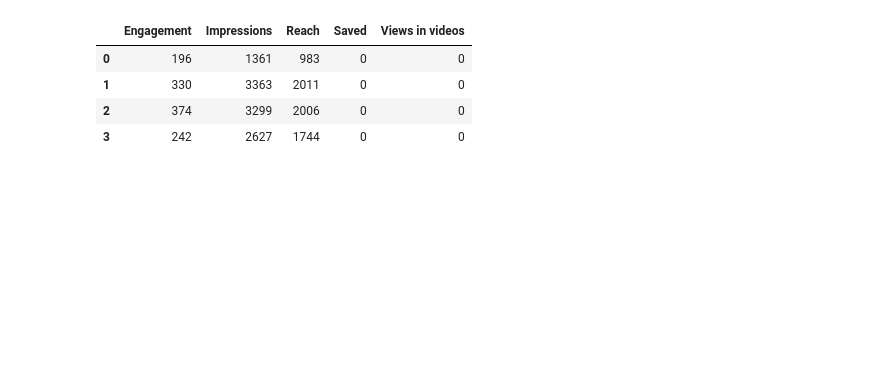
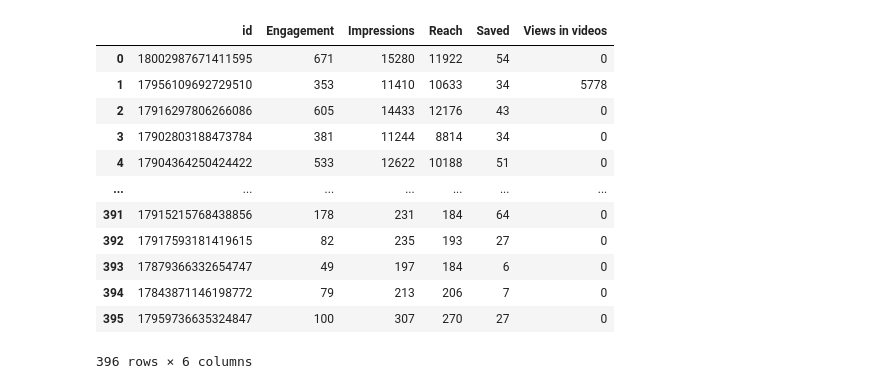
Before and after one commit to viniciusvianavieira/Edufinance, a Jupyter notebook: ApiInstagram/ApiTesteInstagram.ipynb, the cells around one changed output. Saved outputs shown, nothing was run; the diff lists cells and outputs as text; code cells hidden in the pictures; blank space fills up the shorter version.

```diff
--- a/ApiInstagram/ApiTesteInstagram.ipynb
+++ b/ApiInstagram/ApiTesteInstagram.ipynb
@@ -95,16 +120,6 @@ ValueError: Length mismatch: Expected axis has 2 elements, new values have 10 el
 # %%
-#SEPARA OS ID'S E ADICIONA EM UMA LISTA
-id_fotos_list = []
-for i in range(0,(len(basic_insight['data']))):
-    id_fotos_list.append(basic_insight['data'][i]['id'])
-
 #TRANSFORMA ESSA LISTA EM UM DICIONARIO
-parametros = {'id_fotos':id_fotos_list}
-
-
-# Define Endpoint Parameters
-
-
+parametros = {'id_fotos': fotos_ids}
 
 # Define URL
 fotos_insight = []
@@ -112,16 +127,15 @@ for i in range(0,len(parametros['id_fotos'])):
     url = params['endpoint_base'] + parametros['id_fotos'][i]+ '/insights'
 
 
-    endpointParams1 = dict()
-    endpointParams1['metric'] = 'engagement,impressions,reach,saved,video_views'
-    endpointParams1['access_token'] = params['access_token']
+    endpointParams = dict()
+    endpointParams['metric'] = 'engagement,impressions,reach,saved,video_views'
+    endpointParams['access_token'] = params['access_token']
+
+
 
     try:
-         data = requests.get(url, endpointParams1 )
+         data = requests.get(url, endpointParams )
          fotos_basic_insight = json.loads(data.content)
-         print(fotos_basic_insight)
          fotos_insight.append(fotos_basic_insight['data'])
     except:
          pass
-
-    # print(fotos_insight)
@@ -147,8 +143,8 @@ for i in range(0,len(parametros['id_fotos'])):
 media_insight = []
 
 # Loop Over 'Media ID'
-for i in basic_insight['data']:
-    params['latest_media_id'] = i['id']
+for id in all_basics_insights['id'].to_list():
+    params['latest_media_id'] = id
 
     # Define URL
     url = params['endpoint_base'] + params['latest_media_id'] + '/insights'
@@ -170,26 +166,35 @@ for i in basic_insight['data']:
 # %%
 
 # Initialize Empty Container
 engagement_list = []
 impressions_list = []
 reach_list = []
 saved_list = []
 video_views = []
 
 # Loop Over Insights to Fill Container
 for insight in media_insight:
     engagement_list.append(insight[0]['values'][0]['value'])
     impressions_list.append(insight[1]['values'][0]['value'])
     reach_list.append(insight[2]['values'][0]['value'])
     saved_list.append(insight[3]['values'][0]['value'])
     video_views.append(insight[4]['values'][0]['value'])
 
 # Create DataFrame
-df_media_insight = pd.DataFrame(list(zip(engagement_list, impressions_list, reach_list, saved_list,video_views)), columns =['Engagement', 'Impressions', 'Reach', 'Saved','Views in videos'])
-df_media_insight.head()
+df_media_insight = pd.DataFrame(list(zip(fotos_ids, engagement_list, impressions_list, reach_list, saved_list,video_views)), columns =['id' , 'Engagement', 'Impressions', 'Reach', 'Saved','Views in videos'])
+
+df_media_insight
 # %% [output]
-|  | Engagement | Impressions | Reach | Saved | Views in videos |
-| 0 | 196 | 1361 | 983 | 0 | 0 |
-| 1 | 330 | 3363 | 2011 | 0 | 0 |
-| 2 | 374 | 3299 | 2006 | 0 | 0 |
-| 3 | 242 | 2627 | 1744 | 0 | 0 |
+|  | id | Engagement | Impressions | Reach | Saved | Views in videos |
+| 0 | 18002987671411595 | 671 | 15280 | 11922 | 54 | 0 |
+| 1 | 17956109692729510 | 353 | 11410 | 10633 | 34 | 5778 |
+| 2 | 17916297806266086 | 605 | 14433 | 12176 | 43 | 0 |
+| 3 | 17902803188473784 | 381 | 11244 | 8814 | 34 | 0 |
+| 4 | 17904364250424422 | 533 | 12622 | 10188 | 51 | 0 |
+| ... | ... | ... | ... | ... | ... | ... |
+| 391 | 17915215768438856 | 178 | 231 | 184 | 64 | 0 |
+| 392 | 17917593181419615 | 82 | 235 | 193 | 27 | 0 |
+| 393 | 17879366332654747 | 49 | 197 | 184 | 6 | 0 |
+| 394 | 17843871146198772 | 79 | 213 | 206 | 7 | 0 |
+| 395 | 17959736635324847 | 100 | 307 | 270 | 27 | 0 |
+396 rows × 6 columns
```
Also changed, not shown: parts of 11 cells of this notebook, 1 other file.
